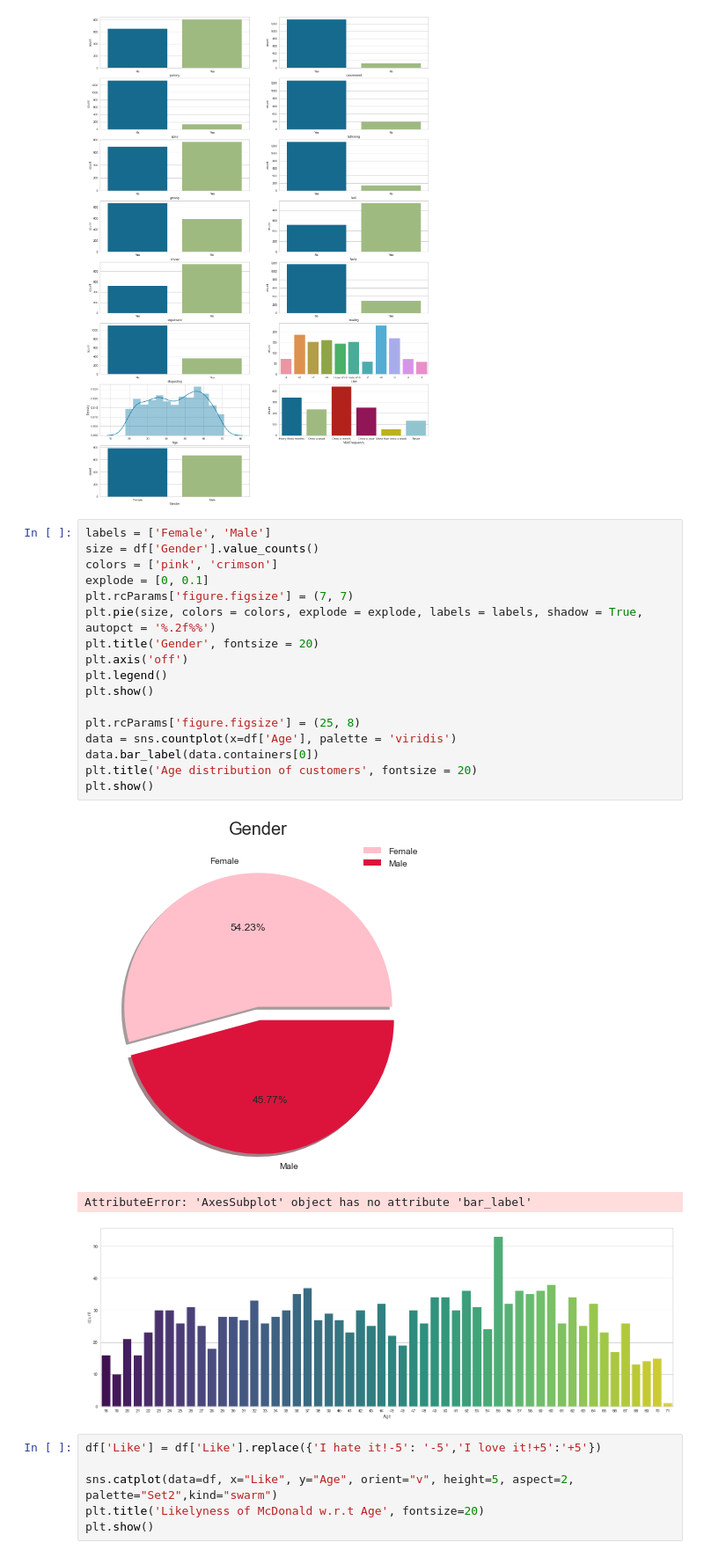
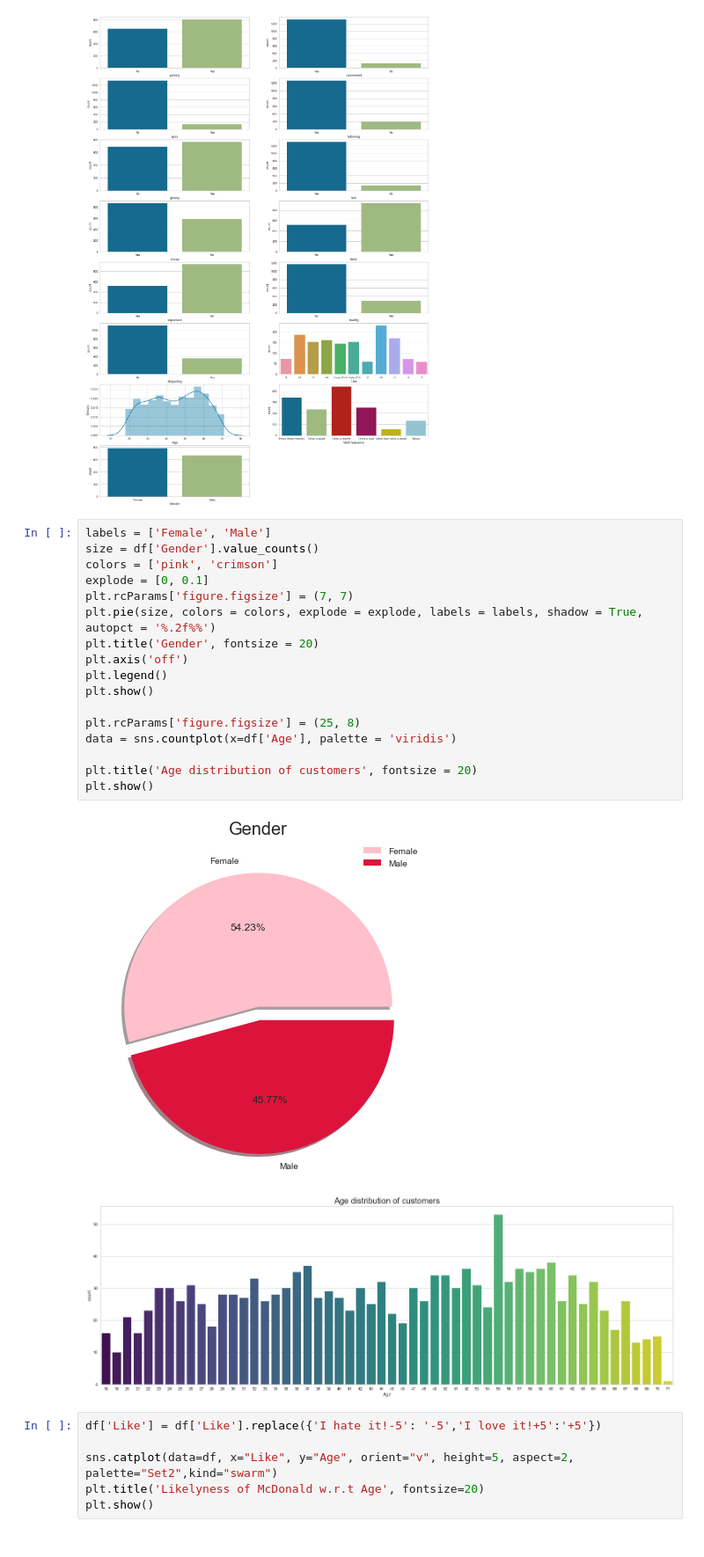
Before and after one commit to deepakrao00900/feynn, a Jupyter notebook: practice_mcd.ipynb, the cells around one changed output. Shown: that part at 88% size. Drawn from its saved outputs; the diff is of its cells as text.

```diff
--- a/practice_mcd.ipynb
+++ b/practice_mcd.ipynb
@@ -130,24 +130,23 @@ Age  1.0
 # %%
 labels = ['Female', 'Male']
 size = df['Gender'].value_counts()
 colors = ['pink', 'crimson']
 explode = [0, 0.1]
 plt.rcParams['figure.figsize'] = (7, 7)
 plt.pie(size, colors = colors, explode = explode, labels = labels, shadow = True, autopct = '%.2f%%')
 plt.title('Gender', fontsize = 20)
 plt.axis('off')
 plt.legend()
 plt.show()
 
 plt.rcParams['figure.figsize'] = (25, 8)
 data = sns.countplot(x=df['Age'], palette = 'viridis')
-data.bar_label(data.containers[0])
+
 plt.title('Age distribution of customers', fontsize = 20)
 plt.show()
 # %% [output]
 [figure]
-AttributeError: 'AxesSubplot' object has no attribute 'bar_label'
-[figure, old version]
+[figure, new version]
 # %%
 df['Like'] = df['Like'].replace({'I hate it!-5': '-5','I love it!+5':'+5'})
 
```
Also changed, not shown: parts of 10 cells of this notebook.
